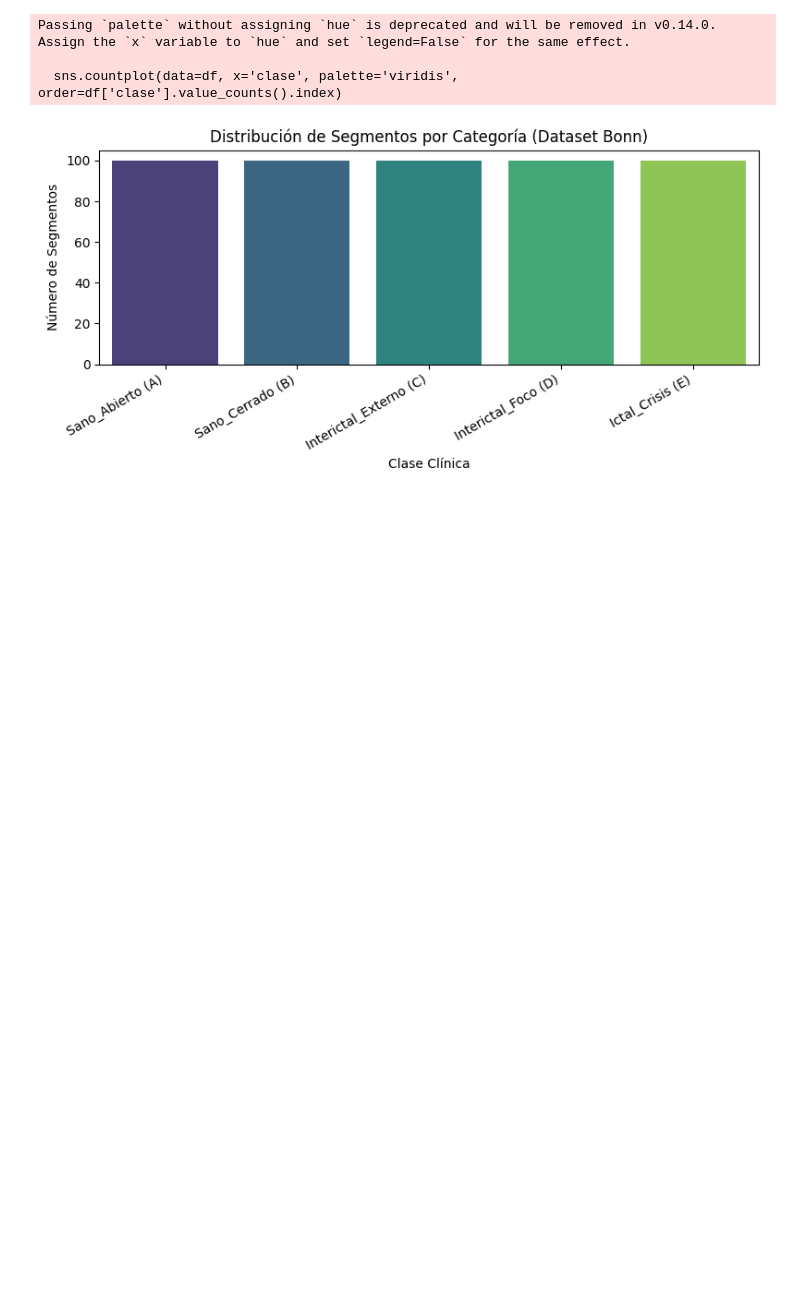
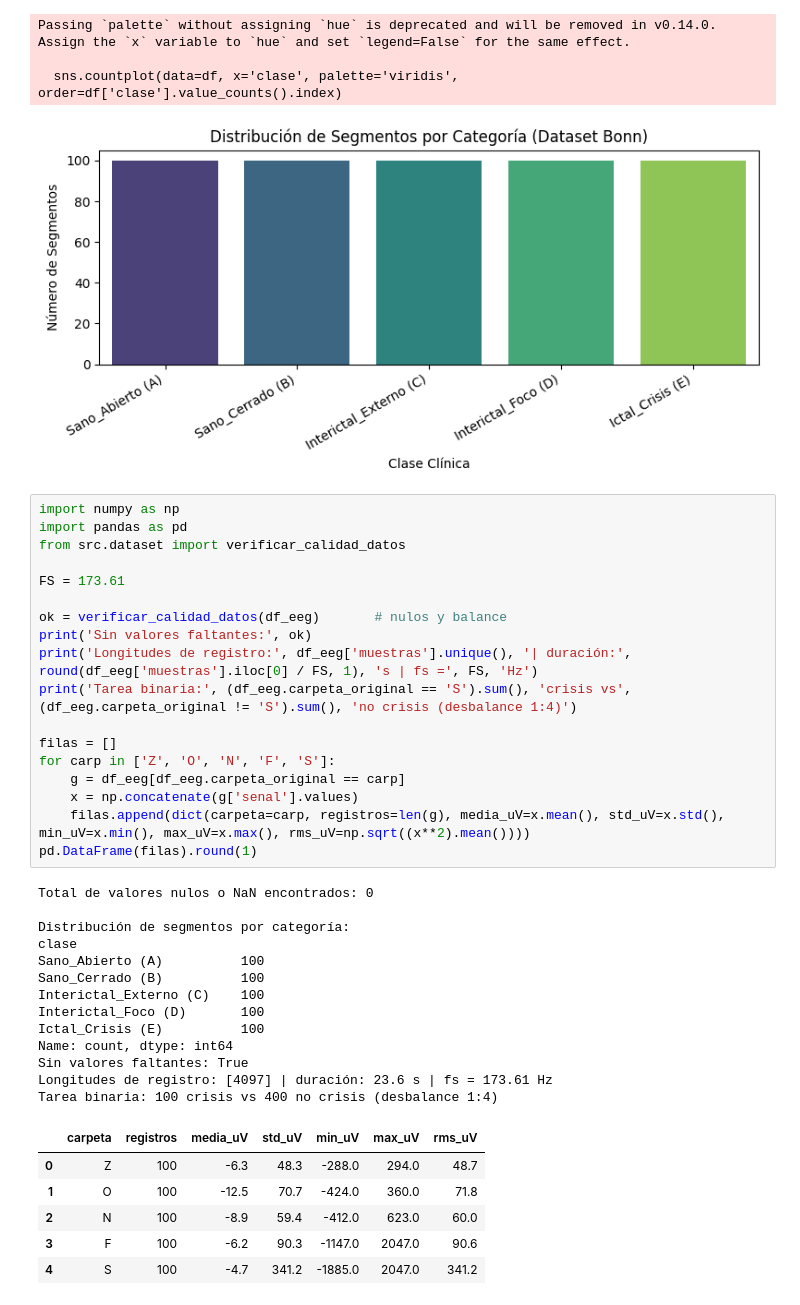
Before and after one commit to lorepe/eeg-epilepsy-project, a Jupyter notebook: notebooks/01_Fase2_Exploracion_Datos.ipynb, the cells around one changed output. Saved outputs shown, nothing was run; the diff lists cells and outputs as text; blank space fills up the shorter version.

```diff
--- a/notebooks/01_Fase2_Exploracion_Datos.ipynb
+++ b/notebooks/01_Fase2_Exploracion_Datos.ipynb
@@ -65,3 +65,41 @@ Passing `palette` without assigning `hue` is deprecated and will be removed in v
 
   sns.countplot(data=df, x='clase', palette='viridis', order=df['clase'].value_counts().index)
 [figure]
+# %%
+import numpy as np
+import pandas as pd
+from src.dataset import verificar_calidad_datos
+
+FS = 173.61
+
+ok = verificar_calidad_datos(df_eeg)       # nulos y balance
+print('Sin valores faltantes:', ok)
+print('Longitudes de registro:', df_eeg['muestras'].unique(), '| duración:', round(df_eeg['muestras'].iloc[0] / FS, 1), 's | fs =', FS, 'Hz')
+print('Tarea binaria:', (df_eeg.carpeta_original == 'S').sum(), 'crisis vs', (df_eeg.carpeta_original != 'S').sum(), 'no crisis (desbalance 1:4)')
+
+filas = []
+for carp in ['Z', 'O', 'N', 'F', 'S']:
+    g = df_eeg[df_eeg.carpeta_original == carp]
+    x = np.concatenate(g['senal'].values)
+    filas.append(dict(carpeta=carp, registros=len(g), media_uV=x.mean(), std_uV=x.std(), min_uV=x.min(), max_uV=x.max(), rms_uV=np.sqrt((x**2).mean())))
+pd.DataFrame(filas).round(1)
+# %% [output]
+Total de valores nulos o NaN encontrados: 0
+
+Distribución de segmentos por categoría:
+clase
+Sano_Abierto (A)          100
+Sano_Cerrado (B)          100
+Interictal_Externo (C)    100
+Interictal_Foco (D)       100
+Ictal_Crisis (E)          100
+Name: count, dtype: int64
+Sin valores faltantes: True
+Longitudes de registro: [4097] | duración: 23.6 s | fs = 173.61 Hz
+Tarea binaria: 100 crisis vs 400 no crisis (desbalance 1:4)
+|  | carpeta | registros | media_uV | std_uV | min_uV | max_uV | rms_uV |
+| 0 | Z | 100 | -6.3 | 48.3 | -288.0 | 294.0 | 48.7 |
+| 1 | O | 100 | -12.5 | 70.7 | -424.0 | 360.0 | 71.8 |
+| 2 | N | 100 | -8.9 | 59.4 | -412.0 | 623.0 | 60.0 |
+| 3 | F | 100 | -6.2 | 90.3 | -1147.0 | 2047.0 | 90.6 |
+| 4 | S | 100 | -4.7 | 341.2 | -1885.0 | 2047.0 | 341.2 |
```
Also changed, not shown: 7 other files.
